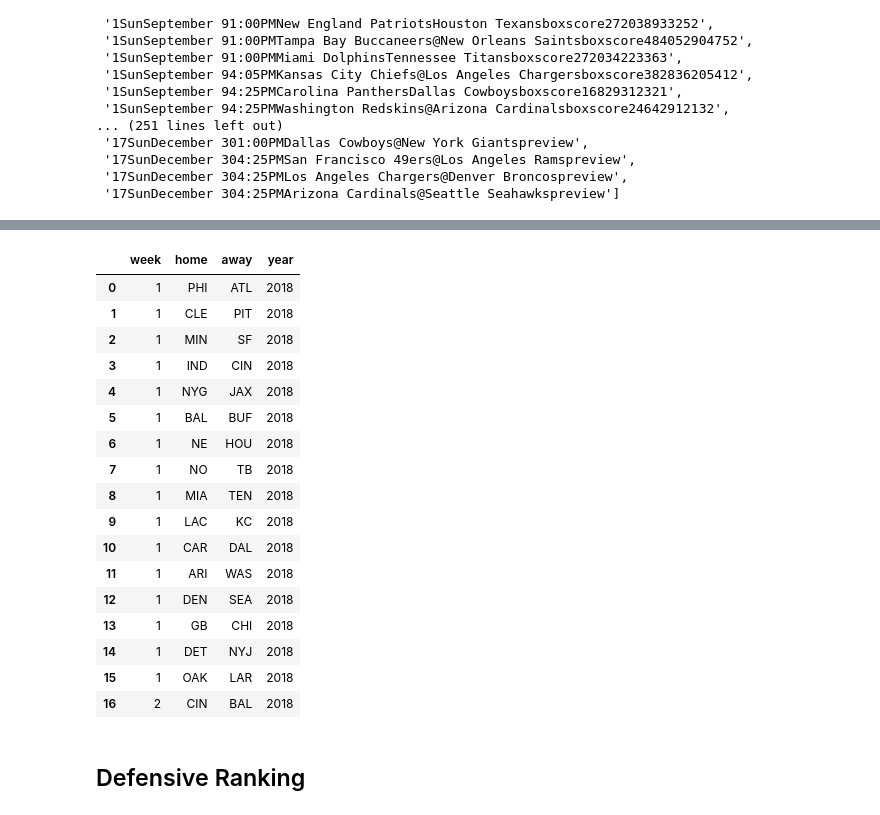
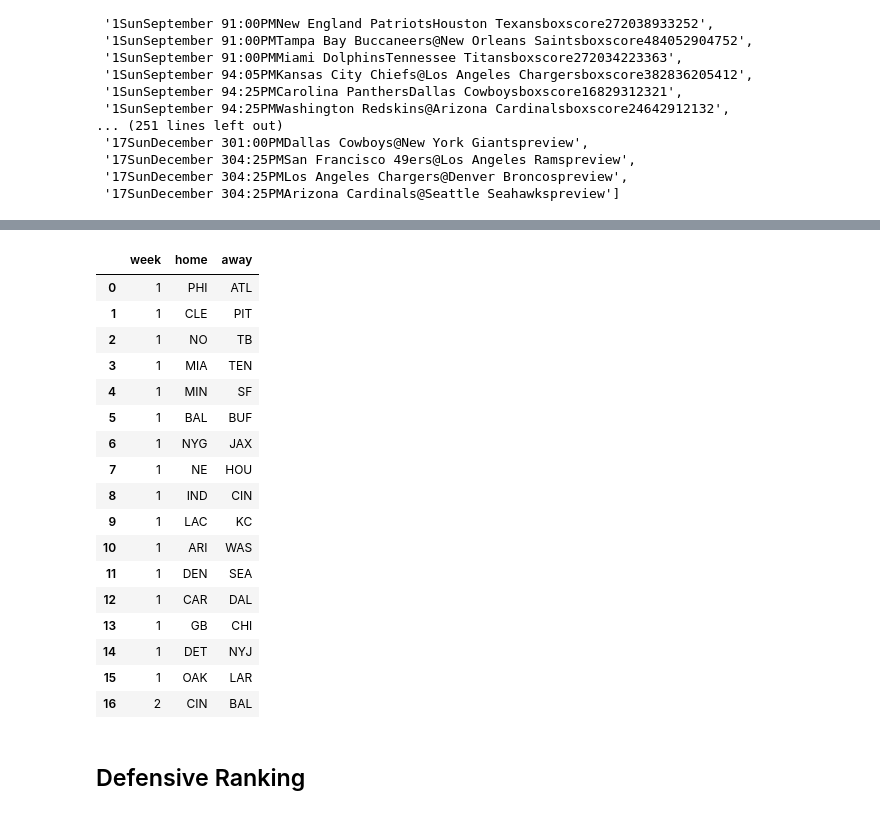
Before and after one commit to bobbdyai73/draftkings, a Jupyter notebook: positional_dataframe_weekly_update.ipynb, the cells around one changed output, grey strips where cells are left out. Cells and saved outputs as stored; diff of their text form; code cells hidden in the pictures.

```diff
--- a/positional_dataframe_weekly_update.ipynb
+++ b/positional_dataframe_weekly_update.ipynb
@@ -496,7 +606,12 @@ def loc_df(bso4):
     except:
         None
 
-    # Create a dataframe to hold the location of every NFL game by week
+
+# Create a dataframe to hold the location of every NFL game by week
+    location = pd.DataFrame()
+    location['week'] = week
+    location['home']=home[0:len(week)]
+    location['away']=away[0:len(week)]
 
 
-    # insert current weekly data into location dataframe
+    return location
@@ -521,0 +618,2 @@ except:
+# %%
+loc_df = loc_df(soup)
@@ -522,3 +641,4 @@ except:
 # %%
-location= location.replace({"away": team_dict})
-location= location.replace({"home": team_dict})
+loc_df= loc_df.replace({"away": team_dict})
+loc_df= loc_df.replace({"home": team_dict})
+loc_df
@@ -526,31 +665,31 @@ location= location.replace({"home": team_dict})
 # Convert the NFL team names that are not in Team Dictiionary by capitalizing the first three character of the team name
 
 try:
-    location['home'] = location['home'].apply(lambda x: x[0:3].upper())
-    location['away'] = location['away'].apply(lambda x: x[0:3].upper())
+    loc_df['home'] = loc_df['home'].apply(lambda x: x[0:3].upper())
+    loc_df['away'] = loc_df['away'].apply(lambda x: x[0:3].upper())
 except:
     None
 # %%
-location[:17]
+loc_df[:17]
 # %% [output]
-|  | week | home | away | year |
-| 0 | 1 | PHI | ATL | 2018 |
-| 1 | 1 | CLE | PIT | 2018 |
-| 2 | 1 | MIN | SF | 2018 |
-| 3 | 1 | IND | CIN | 2018 |
-| 4 | 1 | NYG | JAX | 2018 |
-| 5 | 1 | BAL | BUF | 2018 |
-| 6 | 1 | NE | HOU | 2018 |
-| 7 | 1 | NO | TB | 2018 |
-| 8 | 1 | MIA | TEN | 2018 |
-| 9 | 1 | LAC | KC | 2018 |
-| 10 | 1 | CAR | DAL | 2018 |
-| 11 | 1 | ARI | WAS | 2018 |
-| 12 | 1 | DEN | SEA | 2018 |
-| 13 | 1 | GB | CHI | 2018 |
-| 14 | 1 | DET | NYJ | 2018 |
-| 15 | 1 | OAK | LAR | 2018 |
-| 16 | 2 | CIN | BAL | 2018 |
+|  | week | home | away |
+| 0 | 1 | PHI | ATL |
+| 1 | 1 | CLE | PIT |
+| 2 | 1 | NO | TB |
+| 3 | 1 | MIA | TEN |
+| 4 | 1 | MIN | SF |
+| 5 | 1 | BAL | BUF |
+| 6 | 1 | NYG | JAX |
+| 7 | 1 | NE | HOU |
+| 8 | 1 | IND | CIN |
+| 9 | 1 | LAC | KC |
+| 10 | 1 | ARI | WAS |
+| 11 | 1 | DEN | SEA |
+| 12 | 1 | CAR | DAL |
+| 13 | 1 | GB | CHI |
+| 14 | 1 | DET | NYJ |
+| 15 | 1 | OAK | LAR |
+| 16 | 2 | CIN | BAL |
 # %% [markdown]
 ## Defensive Ranking
 # %%
```
Also changed, not shown: parts of 71 cells of this notebook, 34 other files.
